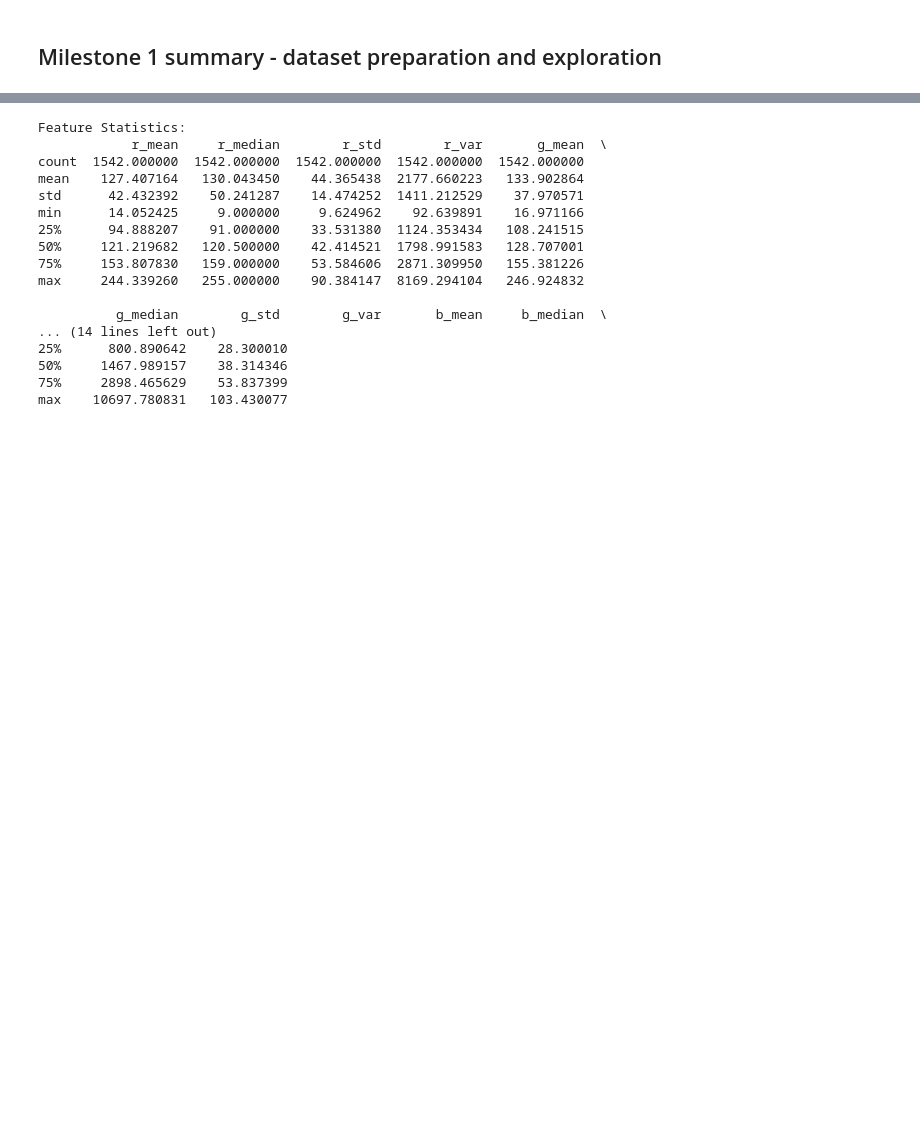
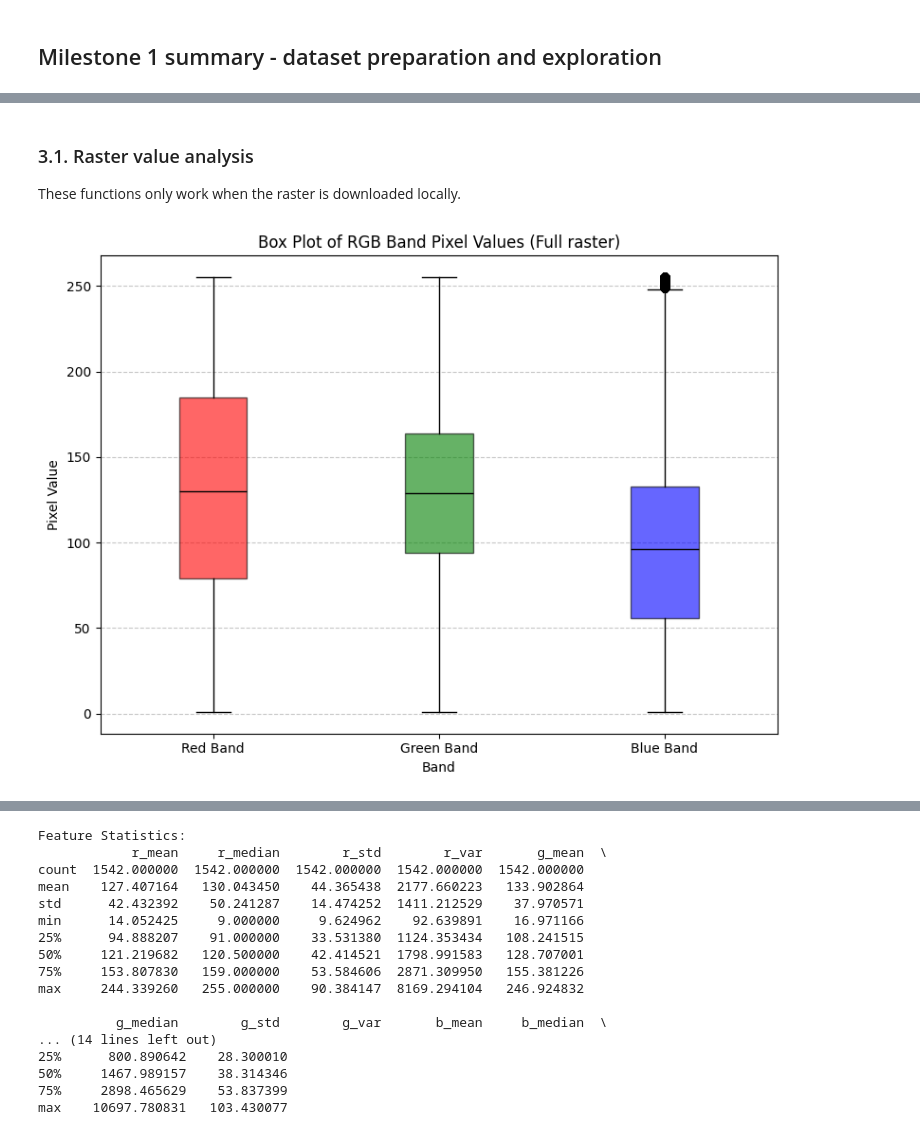
Before and after one commit to kshitijrajsharma/landcoverclassification, a Jupyter notebook: notebooks/milestone_2.ipynb, the cells around one changed output, grey strips where cells are left out. Drawn from its saved outputs; the diff is of its cells as text; code cells hidden in the pictures; blank space fills up the shorter version.

```diff
--- a/notebooks/milestone_2.ipynb
+++ b/notebooks/milestone_2.ipynb
@@ -9,0 +188,45 @@ Feature engineering and extraction is done in the [stats computation](stats_comp
+# %% [markdown]
+### 3.1. Raster value analysis
+
+These functions only work when the raster is downloaded locally.
+# %%
+with rasterio.open(cog_url) as src:
+
+    r_band = src.read(1)
+    g_band = src.read(2)
+    b_band = src.read(3)
+
+    is_masked = np.ma.isMaskedArray(r_band)
+
+    if is_masked:
+        valid_mask = ~(r_band.mask | g_band.mask | b_band.mask)
+    else:
+        nodata = src.nodata if src.nodata is not None else -9999
+        valid_mask = (r_band != nodata) & (g_band != nodata) & (b_band != nodata) & (r_band != 0) & (g_band != 0) & (b_band != 0)
+
+    r_valid = r_band[valid_mask]
+    g_valid = g_band[valid_mask]
+    b_valid = b_band[valid_mask]
+
+    band_data = [r_valid, g_valid, b_valid]
+    band_labels = ['Red Band', 'Green Band', 'Blue Band']
+    band_colors = ['red', 'green', 'blue']
+
+    plt.figure(figsize=(8, 6))
+
+    bp = plt.boxplot(band_data,
+                     tick_labels=band_labels,
+                     patch_artist=True,
+                     medianprops={'color': 'black'})
+
+    for box, color in zip(bp['boxes'], band_colors):
+        box.set_facecolor(color)
+        box.set_alpha(0.6)
+
+    plt.title('Box Plot of RGB Band Pixel Values (Full raster)')
+    plt.ylabel('Pixel Value')
+    plt.xlabel('Band')
+    plt.grid(axis='y', linestyle='--', alpha=0.7)
+    plt.tight_layout()
+# %% [output]
+[figure, added]
```
Also changed, not shown: parts of 93 cells of this notebook, 1 other file.
